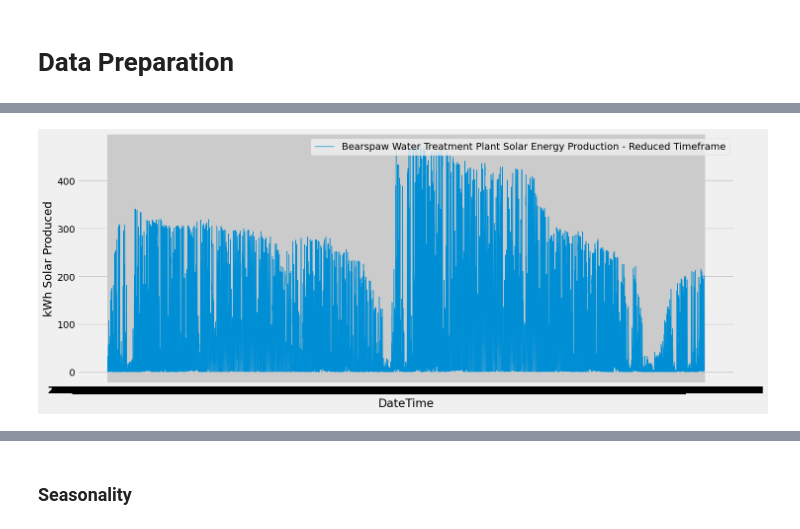
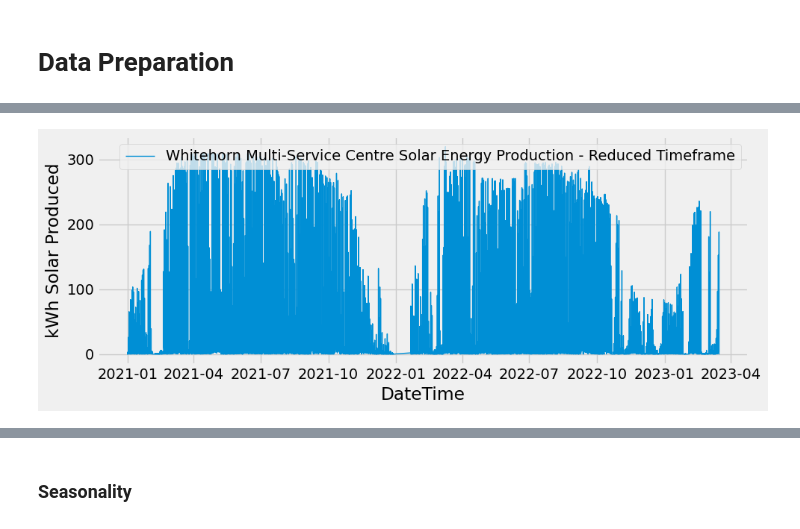
Before and after one commit to mwheeler235/ts-anamoly-detection-q-learning, a Jupyter notebook: src/energy_ts_qlearn.ipynb, the cells around one changed output, grey strips where cells are left out. Saved outputs shown, nothing was run; the diff lists cells and outputs as text; code cells hidden in the pictures.

```diff
--- a/src/energy_ts_qlearn.ipynb
+++ b/src/energy_ts_qlearn.ipynb
@@ -20,8 +22,10 @@ folder_path = '../csv/solar_energy_prod'
 all_csv_files = glob.glob(os.path.join(folder_path, "*.csv"))
 
 df_list = [pd.read_csv(file) for file in all_csv_files]
+df = pd.concat(df_list, ignore_index=True)
 
-df = pd.concat(df_list, ignore_index=True)
+df['datetime']=pd.to_datetime(df['date']).drop(columns=['date'])
+df['date'] = pd.to_datetime(df['datetime'].dt.date)
 
 print(df.shape)
 df.head()
@@ -58,7 +63,6 @@ min           0.000000
 max         514.462000
 Name: kWh, dtype: float64
 # %%
-df['datetime']=pd.to_datetime(df['date'])
+# df['datetime']=pd.to_datetime(df['date'])
 df.sort_values(by=['name','datetime'], inplace=True)
 df.reset_index(drop=True, inplace=True)
-df.head()
@@ -72,4 +69,5 @@ df.head()
 # %%
-df0 = df[df.name=='Bearspaw Water Treatment Plant']
+plant = 'Whitehorn Multi-Service Centre'
+df0 = df[df.name==plant]
 df0.count()['date']
 # %% [output]
@@ -111,15 +108,15 @@ Name: date, dtype: object
 # %%
 plt.style.use('fivethirtyeight')
-plt.figure(figsize=(15, 6))
+plt.figure(figsize=(10, 4))
 
-plt.plot(df1.date, df1['kWh'], label='Bearspaw Water Treatment Plant Solar Energy Production - Reduced Timeframe', linewidth=1)
+plt.plot(df1.date, df1['kWh'], label=f'{plant} Solar Energy Production - Reduced Timeframe', linewidth=1)
 plt.xlabel("DateTime")
 plt.ylabel("kWh Solar Produced")
 
 plt.tight_layout()
 plt.legend()
 plt.grid(True)
 
 plt.show()
 # %% [output]
-[figure, old version]
+[figure, new version]
```
Also changed, not shown: parts of 45 cells of this notebook, 13 other files.
